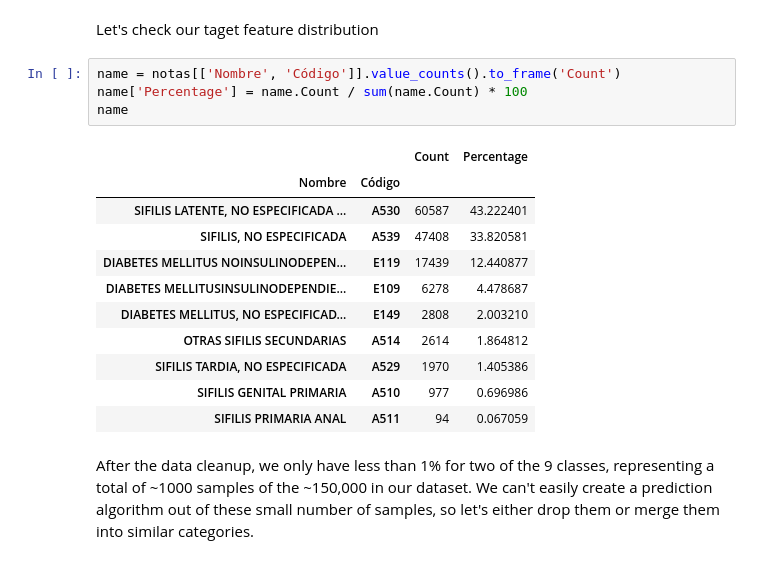
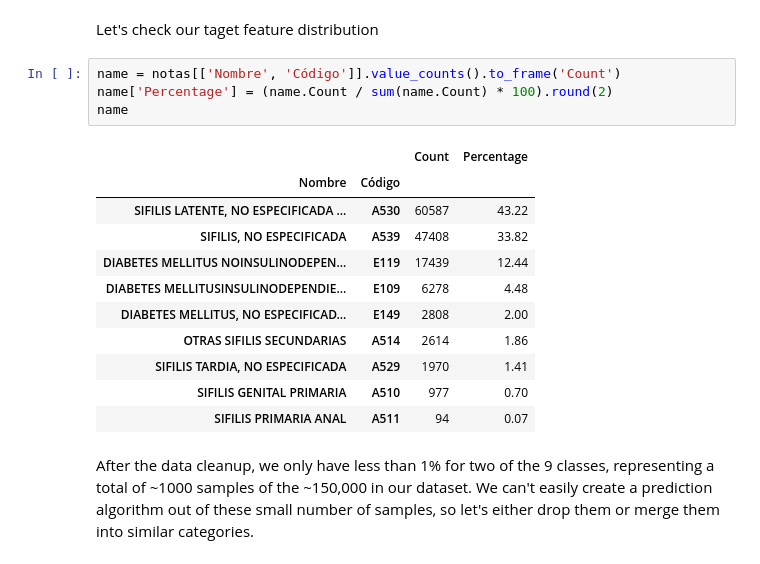
Before and after one commit to JuanGomez12/DataScience4AllProject, a Jupyter notebook: scripts/deep_EDA.ipynb, the cells around one changed output. Drawn from its saved outputs; the diff is of its cells as text.

```diff
--- a/scripts/deep_EDA.ipynb
+++ b/scripts/deep_EDA.ipynb
@@ -132,20 +132,20 @@ notas.head()
 Let's check our taget feature distribution
 # %%
 name = notas[['Nombre', 'Código']].value_counts().to_frame('Count')
-name['Percentage'] = name.Count / sum(name.Count) * 100
+name['Percentage'] = (name.Count / sum(name.Count) * 100).round(2)
 name
 # %% [output]
 |  |  | Count | Percentage |
 | Nombre | Código |  |  |
-| SIFILIS LATENTE, NO ESPECIFICADA ... | A530 | 60587 | 43.222401 |
-| SIFILIS, NO ESPECIFICADA | A539 | 47408 | 33.820581 |
-| DIABETES MELLITUS NOINSULINODEPEN... | E119 | 17439 | 12.440877 |
-| DIABETES MELLITUSINSULINODEPENDIE... | E109 | 6278 | 4.478687 |
-| DIABETES MELLITUS, NO ESPECIFICAD... | E149 | 2808 | 2.003210 |
-| OTRAS SIFILIS SECUNDARIAS | A514 | 2614 | 1.864812 |
-| SIFILIS TARDIA, NO ESPECIFICADA | A529 | 1970 | 1.405386 |
-| SIFILIS GENITAL PRIMARIA | A510 | 977 | 0.696986 |
-| SIFILIS PRIMARIA ANAL | A511 | 94 | 0.067059 |
+| SIFILIS LATENTE, NO ESPECIFICADA ... | A530 | 60587 | 43.22 |
+| SIFILIS, NO ESPECIFICADA | A539 | 47408 | 33.82 |
+| DIABETES MELLITUS NOINSULINODEPEN... | E119 | 17439 | 12.44 |
+| DIABETES MELLITUSINSULINODEPENDIE... | E109 | 6278 | 4.48 |
+| DIABETES MELLITUS, NO ESPECIFICAD... | E149 | 2808 | 2.00 |
+| OTRAS SIFILIS SECUNDARIAS | A514 | 2614 | 1.86 |
+| SIFILIS TARDIA, NO ESPECIFICADA | A529 | 1970 | 1.41 |
+| SIFILIS GENITAL PRIMARIA | A510 | 977 | 0.70 |
+| SIFILIS PRIMARIA ANAL | A511 | 94 | 0.07 |
 # %% [markdown]
 After the data cleanup, we only have less than 1% for two of the 9 classes, representing a total of ~1000 samples of the ~150,000 in our dataset.
 We can't easily create a prediction algorithm out of these small number of samples, so let's either drop them or merge them into similar categories.
```
Also changed, not shown: parts of 10 cells of this notebook.
